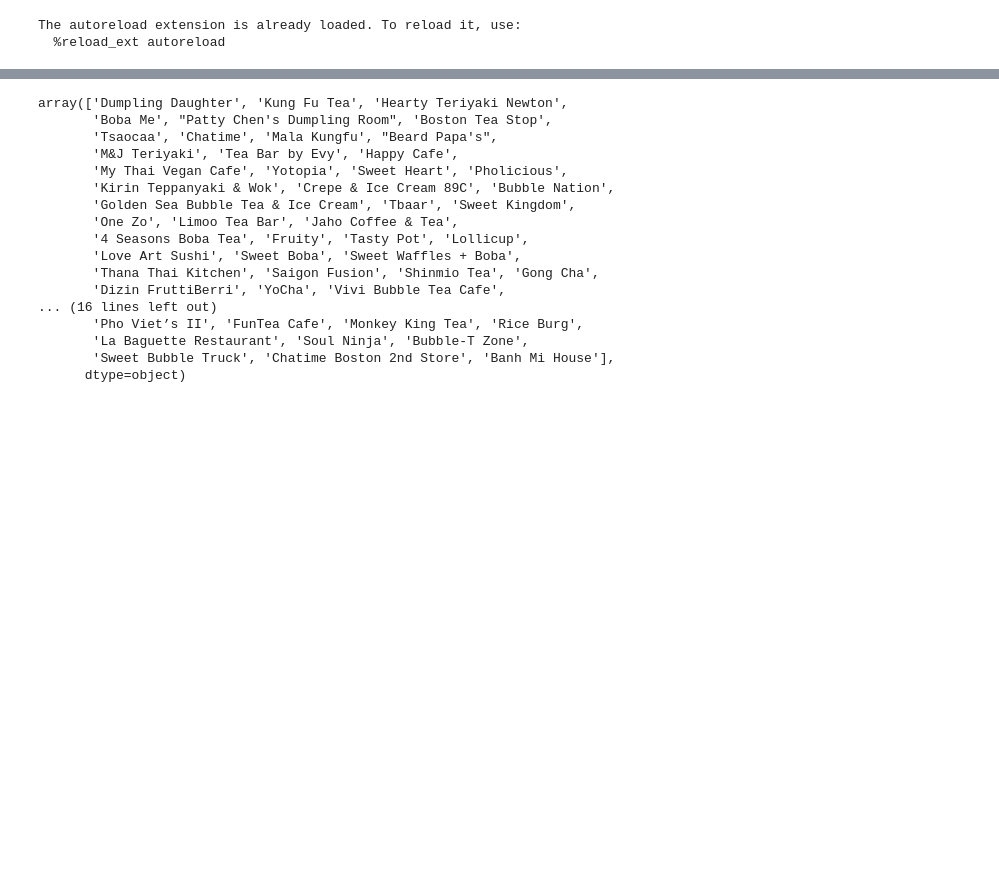
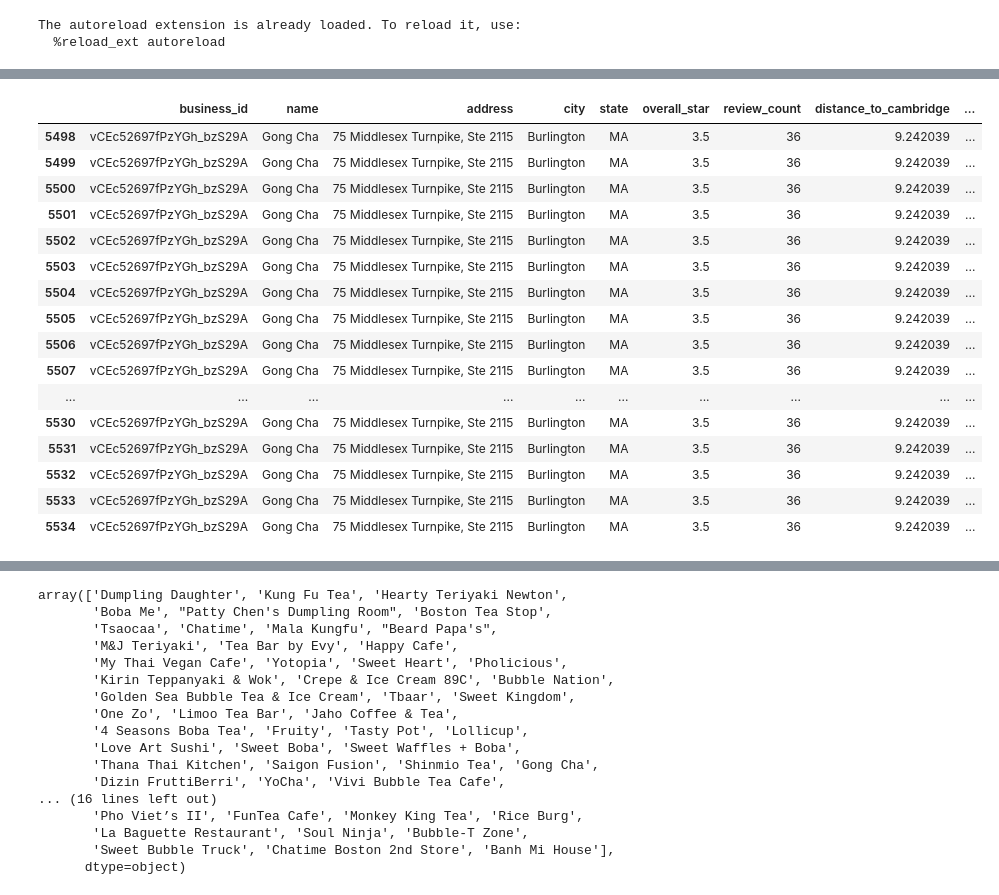
Before and after one commit to justinxu421/restaurant_planner, a Jupyter notebook: boba_flask_app/BobaApp/analyze_boston_boba.ipynb, the cells around one changed output, grey strips where cells are left out. Drawn from its saved outputs; the diff is of its cells as text; code cells hidden in the pictures; blank space fills up the shorter version.

```diff
--- a/boba_flask_app/BobaApp/analyze_boston_boba.ipynb
+++ b/boba_flask_app/BobaApp/analyze_boston_boba.ipynb
@@ -70,0 +7,20 @@ Wall time: 4.24 ms
+# %%
+bb.df_business
+# %% [output]
+|  | business_id | name | address | city | state | overall_star | review_count | distance_to_cambridge | ... |
+| 5498 | vCEc52697fPzYGh_bzS29A | Gong Cha | 75 Middlesex Turnpike, Ste 2115 | Burlington | MA | 3.5 | 36 | 9.242039 | ... |
+| 5499 | vCEc52697fPzYGh_bzS29A | Gong Cha | 75 Middlesex Turnpike, Ste 2115 | Burlington | MA | 3.5 | 36 | 9.242039 | ... |
+| 5500 | vCEc52697fPzYGh_bzS29A | Gong Cha | 75 Middlesex Turnpike, Ste 2115 | Burlington | MA | 3.5 | 36 | 9.242039 | ... |
+| 5501 | vCEc52697fPzYGh_bzS29A | Gong Cha | 75 Middlesex Turnpike, Ste 2115 | Burlington | MA | 3.5 | 36 | 9.242039 | ... |
+| 5502 | vCEc52697fPzYGh_bzS29A | Gong Cha | 75 Middlesex Turnpike, Ste 2115 | Burlington | MA | 3.5 | 36 | 9.242039 | ... |
+| 5503 | vCEc52697fPzYGh_bzS29A | Gong Cha | 75 Middlesex Turnpike, Ste 2115 | Burlington | MA | 3.5 | 36 | 9.242039 | ... |
+| 5504 | vCEc52697fPzYGh_bzS29A | Gong Cha | 75 Middlesex Turnpike, Ste 2115 | Burlington | MA | 3.5 | 36 | 9.242039 | ... |
+| 5505 | vCEc52697fPzYGh_bzS29A | Gong Cha | 75 Middlesex Turnpike, Ste 2115 | Burlington | MA | 3.5 | 36 | 9.242039 | ... |
+| 5506 | vCEc52697fPzYGh_bzS29A | Gong Cha | 75 Middlesex Turnpike, Ste 2115 | Burlington | MA | 3.5 | 36 | 9.242039 | ... |
+| 5507 | vCEc52697fPzYGh_bzS29A | Gong Cha | 75 Middlesex Turnpike, Ste 2115 | Burlington | MA | 3.5 | 36 | 9.242039 | ... |
+| ... | ... | ... | ... | ... | ... | ... | ... | ... | ... |
+| 5530 | vCEc52697fPzYGh_bzS29A | Gong Cha | 75 Middlesex Turnpike, Ste 2115 | Burlington | MA | 3.5 | 36 | 9.242039 | ... |
+| 5531 | vCEc52697fPzYGh_bzS29A | Gong Cha | 75 Middlesex Turnpike, Ste 2115 | Burlington | MA | 3.5 | 36 | 9.242039 | ... |
+| 5532 | vCEc52697fPzYGh_bzS29A | Gong Cha | 75 Middlesex Turnpike, Ste 2115 | Burlington | MA | 3.5 | 36 | 9.242039 | ... |
+| 5533 | vCEc52697fPzYGh_bzS29A | Gong Cha | 75 Middlesex Turnpike, Ste 2115 | Burlington | MA | 3.5 | 36 | 9.242039 | ... |
+| 5534 | vCEc52697fPzYGh_bzS29A | Gong Cha | 75 Middlesex Turnpike, Ste 2115 | Burlington | MA | 3.5 | 36 | 9.242039 | ... |
```
Also changed, not shown: parts of 11 cells of this notebook, 3 other files.
